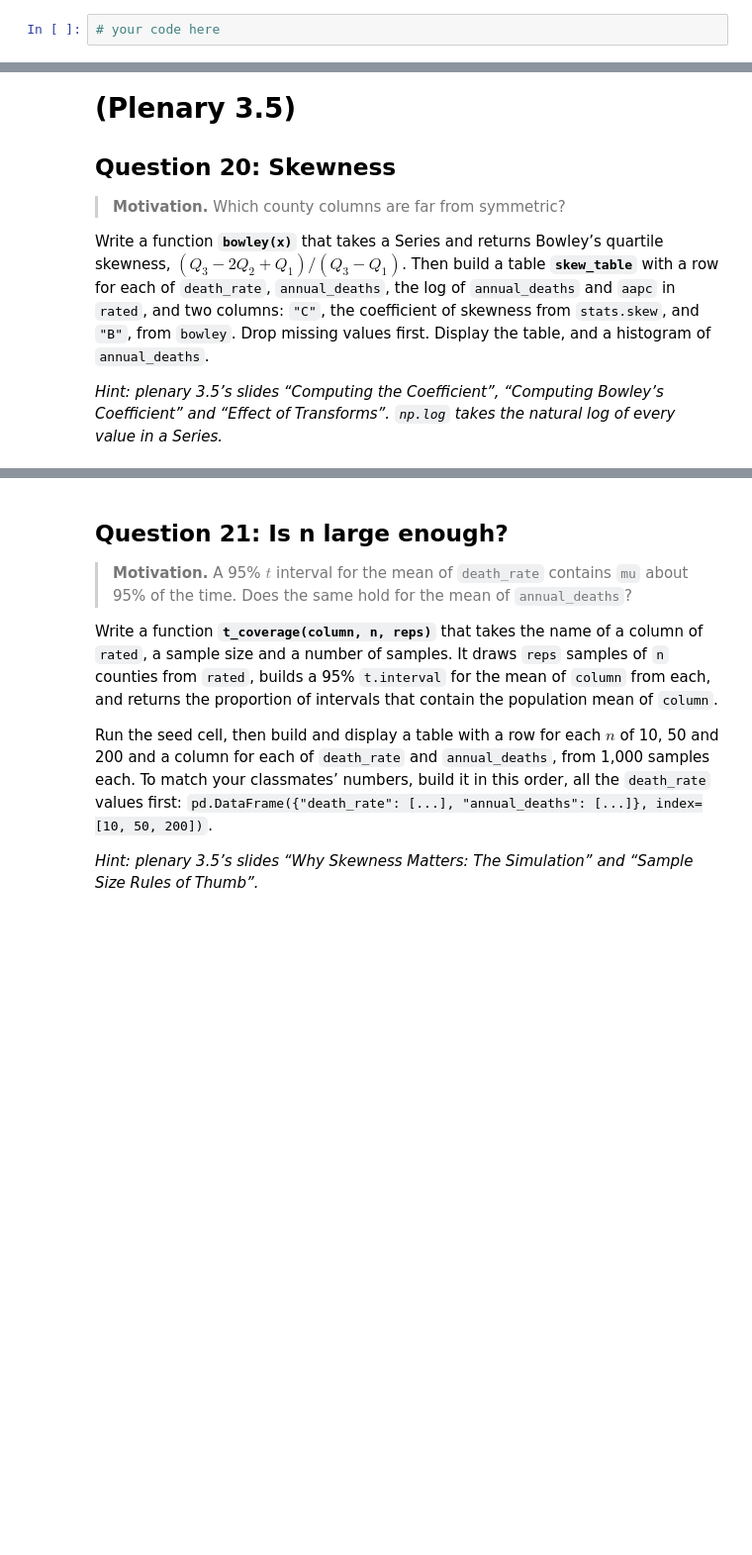
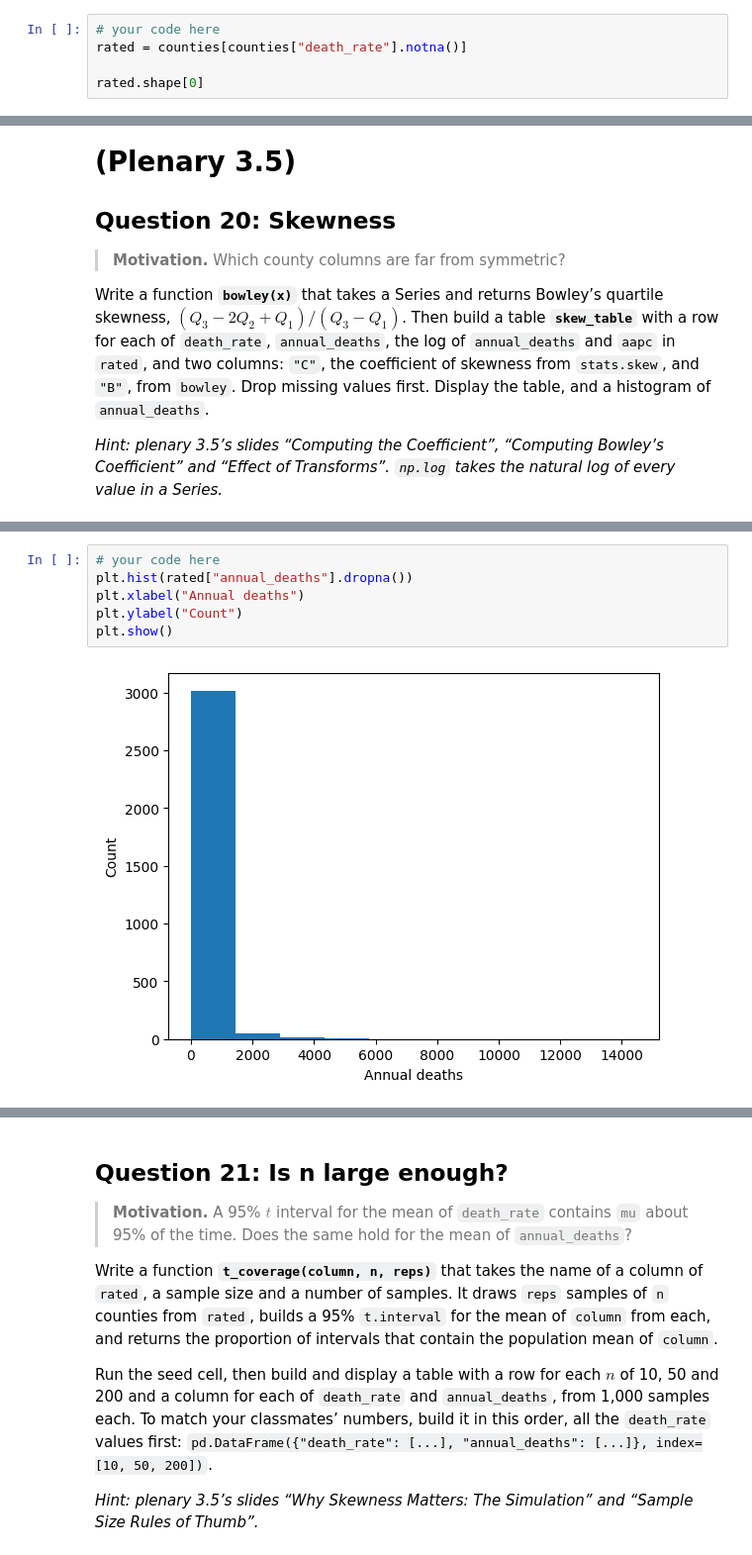
Before and after one commit to soyeonkm/datasci101, a Jupyter notebook: module3_project.ipynb, the cells around one changed output, grey strips where cells are left out. Shown at 99% size. Cells and saved outputs as stored; diff of their text form; blank space fills up the shorter version.

```diff
--- a/module3_project.ipynb
+++ b/module3_project.ipynb
@@ -137,2 +159,5 @@ Then make a table **`rated`** that holds only the counties with a
 # %%
 # your code here
+rated = counties[counties["death_rate"].notna()]
+
+rated.shape[0]
@@ -728,3 +1274,11 @@ natural log of every value in a Series.*
+# %%
+# your code here
+plt.hist(rated["annual_deaths"].dropna())
+plt.xlabel("Annual deaths")
+plt.ylabel("Count")
+plt.show()
+# %% [output]
+[figure, added]
 # %%
 # Check your work. Delete the '# ' from the start of every line below
 # these three, then run this cell. Every check should pass without printing anything.
```
Also changed, not shown: parts of 82 cells of this notebook.
